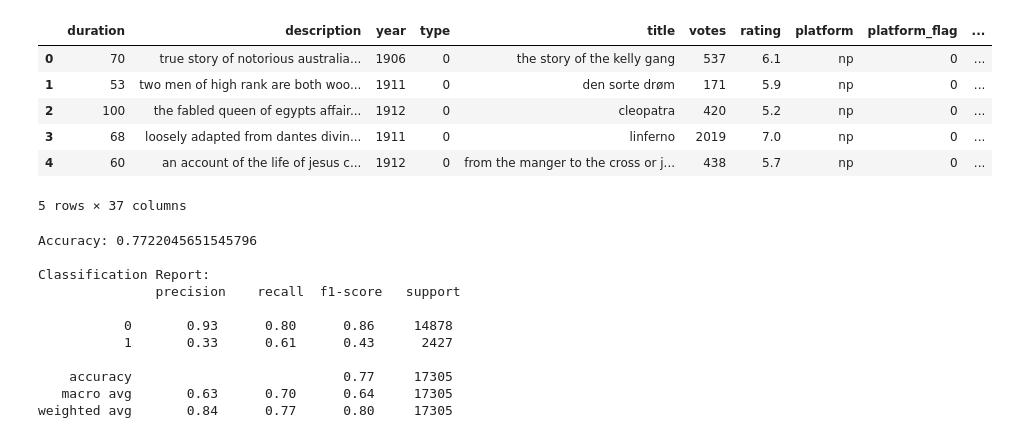
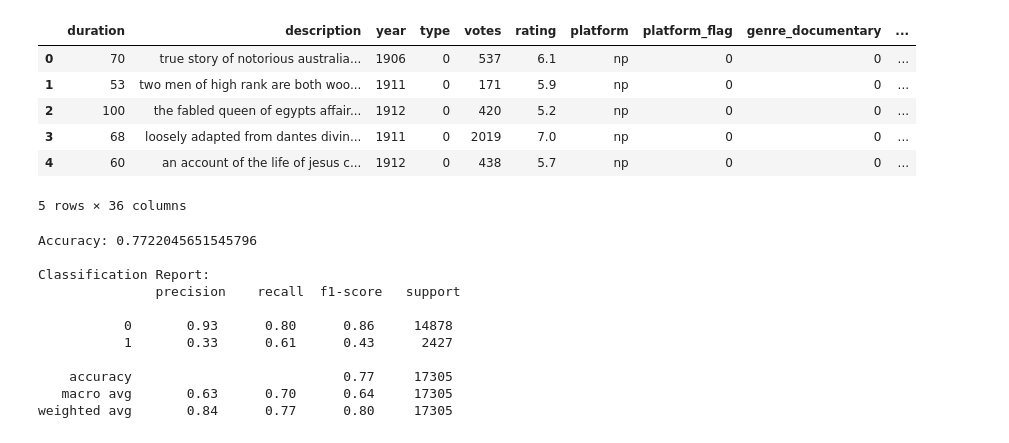
Before and after one commit to BILGI-IE-423/ie423-2024-2025-termproject-machine_can-t_learrning, a Jupyter notebook: Model_Trainings.ipynb, the cells around one changed output. Cells and saved outputs as stored; diff of their text form; code cells hidden in the pictures.

```diff
--- a/Model_Trainings.ipynb
+++ b/Model_Trainings.ipynb
@@ -1,36 +1,36 @@
 # %%
 import pandas as pd
 import numpy as np
 from sklearn.model_selection import train_test_split
 from sklearn.preprocessing import OneHotEncoder, StandardScaler
 from sklearn.feature_extraction.text import TfidfVectorizer
 from sklearn.linear_model import LogisticRegression
 from sklearn.metrics import classification_report, accuracy_score, confusion_matrix
 from scipy.sparse import hstack, csr_matrix
 import nltk
 from nltk.tokenize import word_tokenize
 from sklearn.feature_extraction.text import CountVectorizer
 
 
 # Dosya yolunu belirle
 file_path = "./processed_datasets/imdb_with_platforms.csv"
 
 # Veriyi oku
 imdb = pd.read_csv(file_path)
 
-#'title' sütunlarını düşür
-imdb = imdb.drop(columns=["genre"])
+#'title' ve genre sütunlarını düşür
+imdb = imdb.drop(columns=["genre",'title'])
 
 # İlk 5 satırı göster
 imdb.head()
 # %% [output]
-|  | duration | description | year | type | title | votes | rating | platform | platform_flag | ... |
-| 0 | 70 | true story of notorious australia... | 1906 | 0 | the story of the kelly gang | 537 | 6.1 | np | 0 | ... |
-| 1 | 53 | two men of high rank are both woo... | 1911 | 0 | den sorte drøm | 171 | 5.9 | np | 0 | ... |
-| 2 | 100 | the fabled queen of egypts affair... | 1912 | 0 | cleopatra | 420 | 5.2 | np | 0 | ... |
-| 3 | 68 | loosely adapted from dantes divin... | 1911 | 0 | linferno | 2019 | 7.0 | np | 0 | ... |
-| 4 | 60 | an account of the life of jesus c... | 1912 | 0 | from the manger to the cross or j... | 438 | 5.7 | np | 0 | ... |
+|  | duration | description | year | type | votes | rating | platform | platform_flag | genre_documentary | ... |
+| 0 | 70 | true story of notorious australia... | 1906 | 0 | 537 | 6.1 | np | 0 | 0 | ... |
+| 1 | 53 | two men of high rank are both woo... | 1911 | 0 | 171 | 5.9 | np | 0 | 0 | ... |
+| 2 | 100 | the fabled queen of egypts affair... | 1912 | 0 | 420 | 5.2 | np | 0 | 0 | ... |
+| 3 | 68 | loosely adapted from dantes divin... | 1911 | 0 | 2019 | 7.0 | np | 0 | 0 | ... |
+| 4 | 60 | an account of the life of jesus c... | 1912 | 0 | 438 | 5.7 | np | 0 | 0 | ... |
-5 rows × 37 columns
+5 rows × 36 columns
 # %%
 #Logistic Regression Training with threshold tuning
 # 2. Hedef değişken
```
Also changed, not shown: parts of 2 cells of this notebook.
